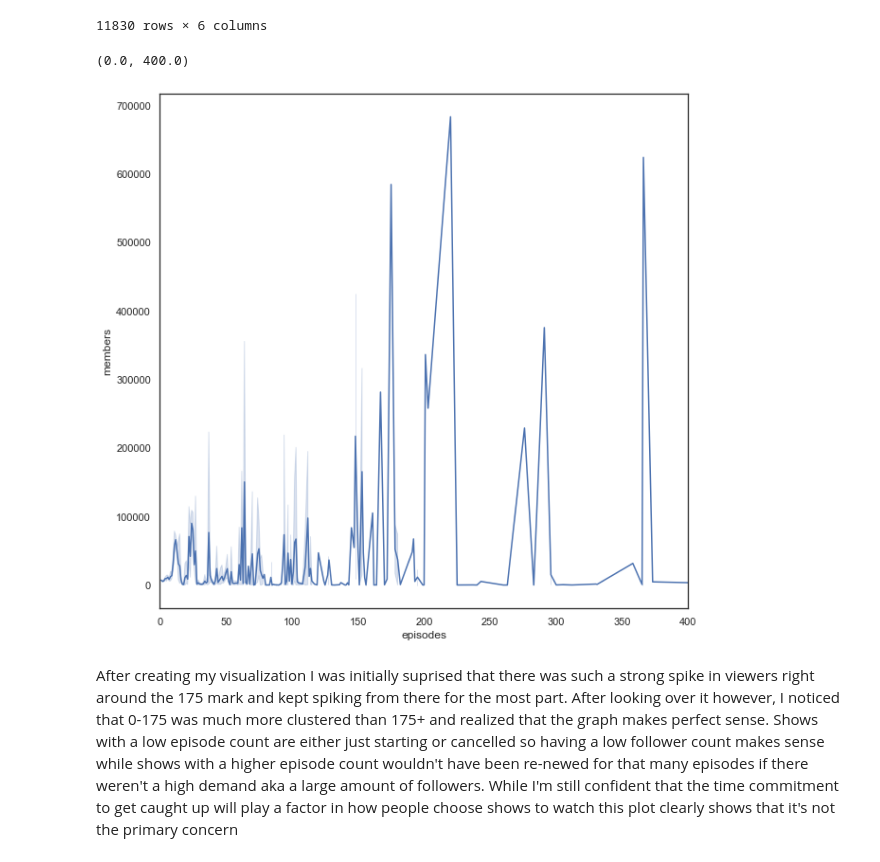
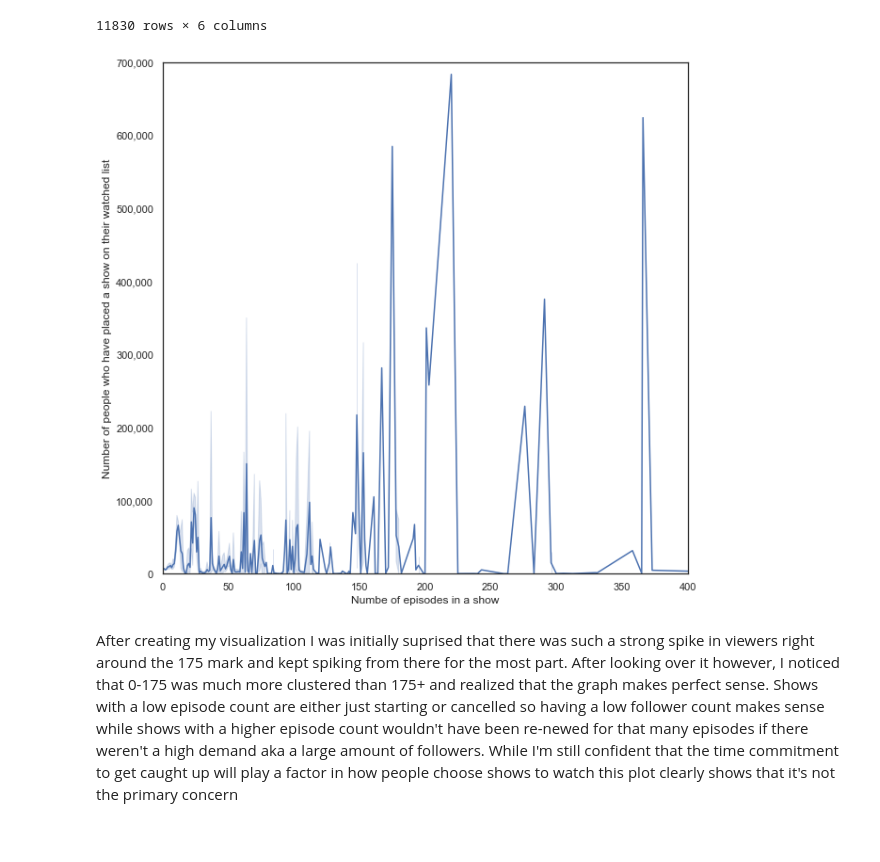
Before and after one commit to data301-2020-winter1/course-project-solo_127, a Jupyter notebook: analysis/Analysis.ipynb, the cells around one changed output. Saved outputs shown, nothing was run; the diff lists cells and outputs as text; code cells hidden in the pictures.

```diff
--- a/analysis/Analysis.ipynb
+++ b/analysis/Analysis.ipynb
@@ -52,11 +53,15 @@ episodesdf
 # %%
 sns.set_theme(style = "white", font_scale = 1)
 plt.subplots(figsize = (10,10))
 plot = sns.lineplot(x = 'episodes', y = 'members', data = episodesdf)
 plt.xlim([0,400])
+plt.ylim([0,700_000])
+plt.ylabel('Number of people who have placed a show on their watched list')
+plt.xlabel('Numbe of episodes in a show')
+ax = plt.gca()
+ax.yaxis.set_major_formatter(ticker.StrMethodFormatter('{x:,.0f}'))
 # %% [output]
-(0.0, 400.0)
-[figure, old version]
+[figure, new version]
 # %% [markdown]
 After creating my visualization I was initially suprised that there was such a strong spike in viewers right around the 175 mark and kept spiking from there for the most part. After looking over it however, I noticed that 0-175 was much more clustered than 175+ and realized that the graph makes perfect sense. Shows with a low episode count are either just starting or cancelled so having a low follower count makes sense while shows with a higher episode count wouldn't have been re-newed for that many episodes if there weren't a high demand aka a large amount of followers. While I'm still confident that the time commitment to get caught up will play a factor in how people choose shows to watch this plot clearly shows that it's not the primary concern
 # %% [markdown]
```
Also changed, not shown: parts of 3 cells of this notebook.
